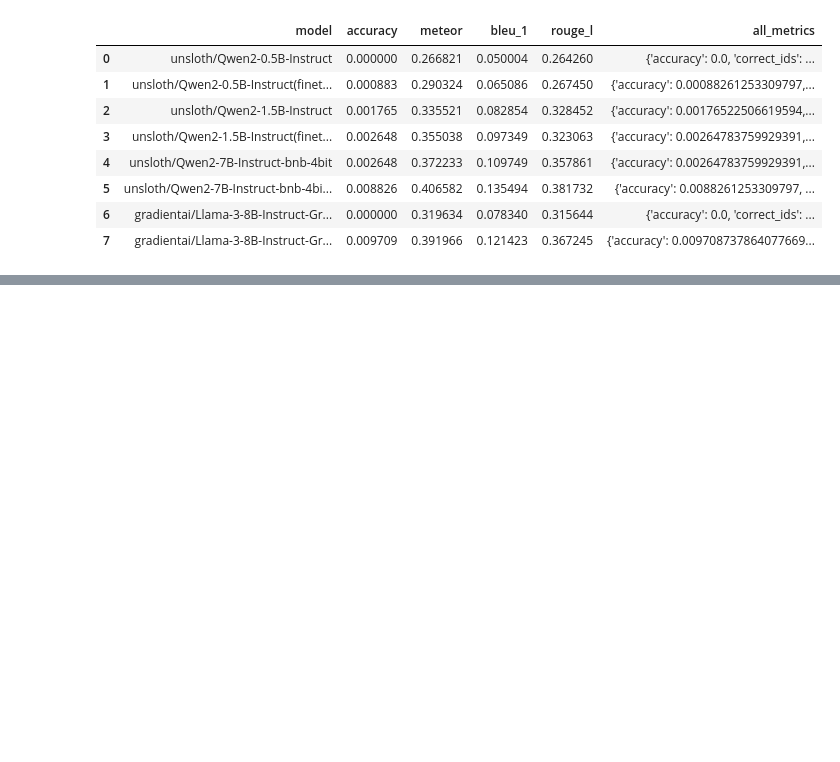
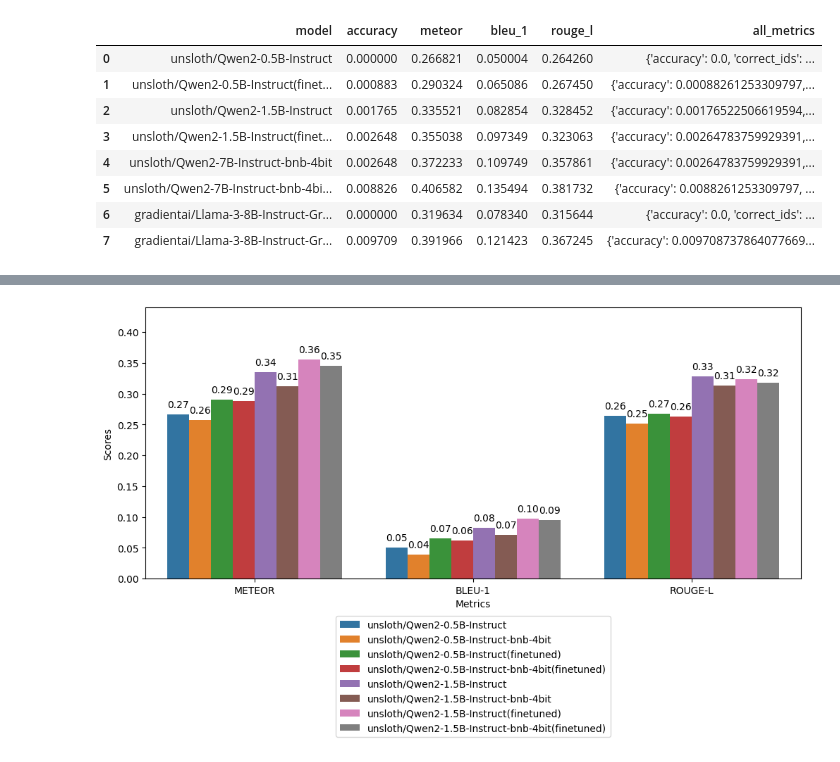
Before and after one commit to smu-ai/novel-translation, a Jupyter notebook: notebooks/00_Data Analysis.ipynb, the cells around one changed output, grey strips where cells are left out. Drawn from its saved outputs; the diff is of its cells as text; code cells hidden in the pictures; blank space fills up the shorter version.

```diff
--- a/notebooks/00_Data Analysis.ipynb
+++ b/notebooks/00_Data Analysis.ipynb
@@ -190,0 +192,3 @@ plt.show()
+# %%
+columns = df_v3.columns.to_list()
+columns
@@ -190,0 +206,10 @@ plt.show()
+# %%
+def compare_model_name(name):
+    return (
+        name.replace("-bnb-4bit(finetuned)", "-3")
+        .replace("-bnb-4bit", "-1")
+        .replace("(finetuned)", "-2")
+    )
+
+columns = sorted(columns, key=compare_model_name)
+columns
@@ -190,0 +227,4 @@ plt.show()
+# %%
+# reordering columns
+df_v3 = df_v3[columns]
+df_v3.head()
@@ -190,0 +238,3 @@ plt.show()
+# %%
+metrics_df = get_metrics(df_v3)
+metrics_df.describe()
@@ -190,0 +268,4 @@ plt.show()
+# %%
+plot_metrics(metrics_df)
+# %% [output]
+[figure, added]
```
Also changed, not shown: parts of 15 cells of this notebook, 9 other files.
